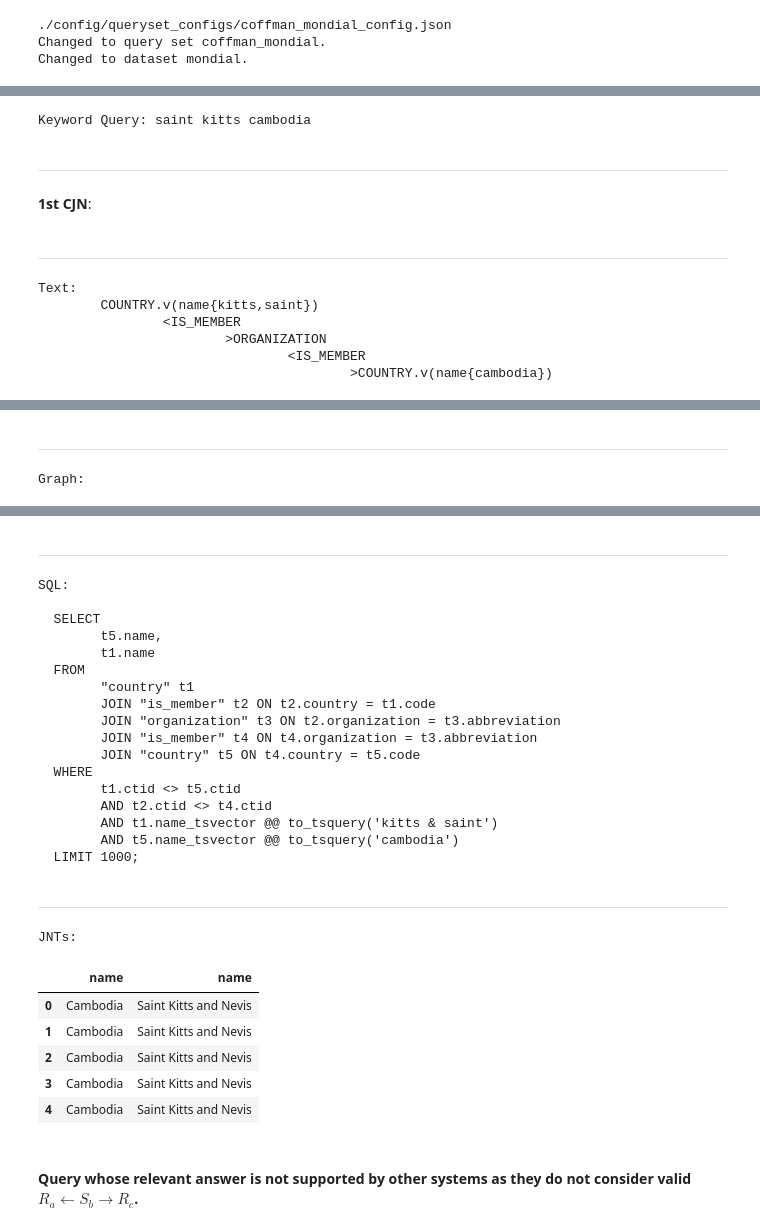
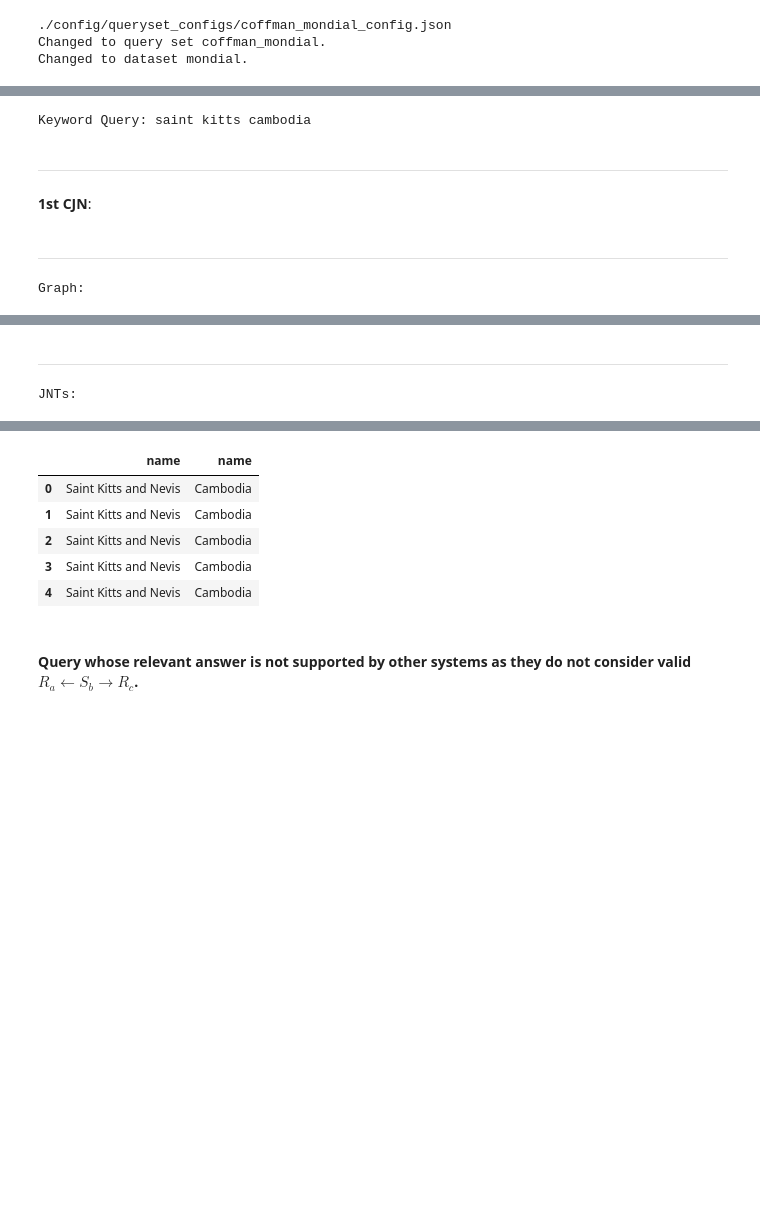
Before and after one commit to pr3martins/PyLatheDB, a Jupyter notebook: demo/PyLatheDB_DEMO.ipynb, the cells around one changed output, grey strips where cells are left out. Drawn from its saved outputs; the diff is of its cells as text; code cells hidden in the pictures; blank space fills up the shorter version.

```diff
--- a/demo/PyLatheDB_DEMO.ipynb
+++ b/demo/PyLatheDB_DEMO.ipynb
@@ -140,6 +142,7 @@ Please input a query set to change:
 02 - coffman_mondial
 # %%
 lathe.change_queryset('coffman_imdb')
+lathe.load_indexes()
 # %% [output]
 ./config/queryset_configs/coffman_imdb_config.json
 Changed to query set coffman_imdb.
@@ -278,0 +309,5 @@ MOVIE.v(title{roberts,julia})
+# %%
+lathe.change_queryset(1)
+lathe.load_indexes()
+
+lathe.index_handler.schema_graph.show()
@@ -278,0 +321,5 @@ MOVIE.v(title{roberts,julia})
+# %%
+lathe.change_queryset(2)
+lathe.load_indexes()
+
+lathe.index_handler.schema_graph.show()
@@ -332,14 +384,9 @@ Changed to dataset mondial.
 # %%
 results = lathe.keyword_search('saint kitts cambodia')
-results.cjns(text=True,graph=True,sql=True,df=True)
+results.cjns(text=False,sql=False)
 # %% [output]
 Keyword Query: saint kitts cambodia
 ---
 **1st CJN**:
 ---
-Text:
-        COUNTRY.v(name{kitts,saint})
-                <IS_MEMBER
-                        >ORGANIZATION
-                                <IS_MEMBER
-                                        >COUNTRY.v(name{cambodia})
+Graph:
@@ -346,2 +394,2 @@ Text:
 ---
-Graph:
+JNTs:
@@ -349,29 +396,9 @@ Graph:
----
-SQL:
-
-  SELECT
-        t5.name,
-        t1.name
-  FROM
-        "country" t1
-        JOIN "is_member" t2 ON t2.country = t1.code
-        JOIN "organization" t3 ON t2.organization = t3.abbreviation
-        JOIN "is_member" t4 ON t4.organization = t3.abbreviation
-        JOIN "country" t5 ON t4.country = t5.code
-  WHERE
-        t1.ctid <> t5.ctid
-        AND t2.ctid <> t4.ctid
-        AND t1.name_tsvector @@ to_tsquery('kitts & saint')
-        AND t5.name_tsvector @@ to_tsquery('cambodia')
-  LIMIT 1000;
----
-JNTs:
 |  | name | name |
-| 0 | Cambodia | Saint Kitts and Nevis |
-| 1 | Cambodia | Saint Kitts and Nevis |
-| 2 | Cambodia | Saint Kitts and Nevis |
-| 3 | Cambodia | Saint Kitts and Nevis |
-| 4 | Cambodia | Saint Kitts and Nevis |
+| 0 | Saint Kitts and Nevis | Cambodia |
+| 1 | Saint Kitts and Nevis | Cambodia |
+| 2 | Saint Kitts and Nevis | Cambodia |
+| 3 | Saint Kitts and Nevis | Cambodia |
+| 4 | Saint Kitts and Nevis | Cambodia |
 # %% [markdown]
 #### Query whose relevant answer is not supported by other systems as they do not consider valid $R_a ← S_b → R_c$.
 # %%
```
Also changed, not shown: parts of 23 cells of this notebook.
